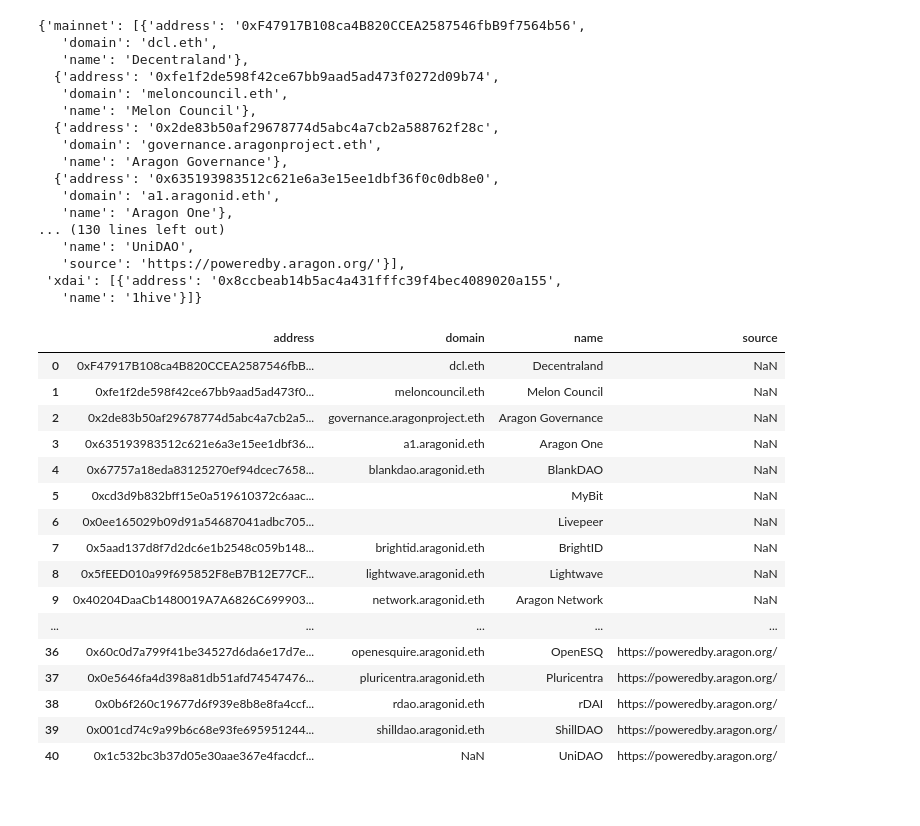
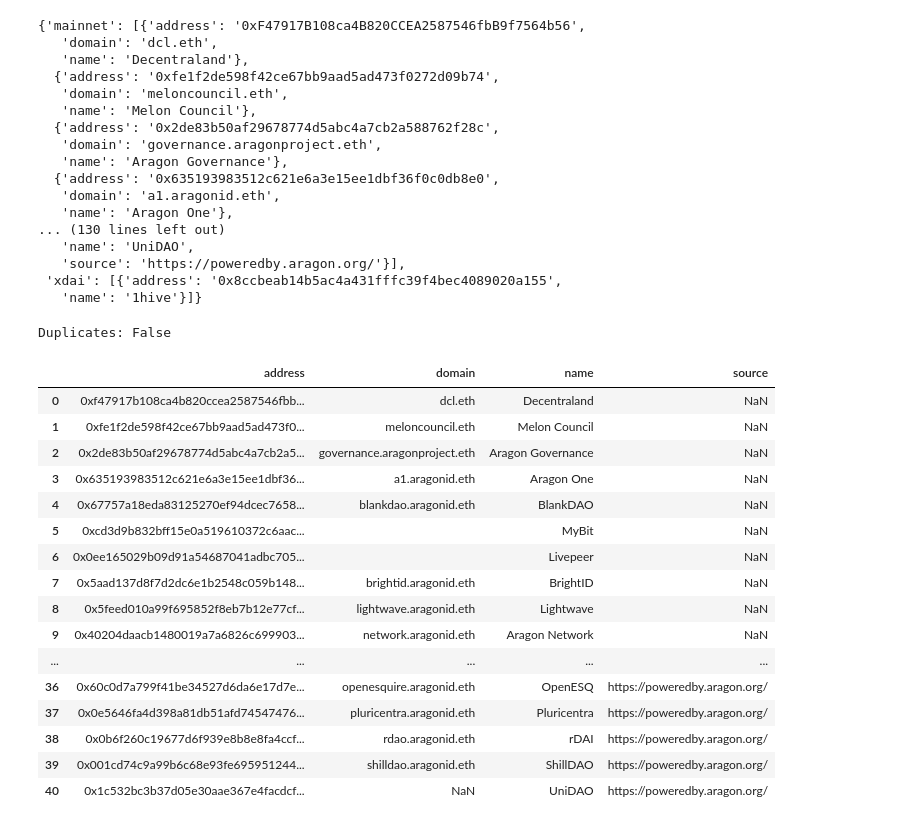
Before and after one commit to Grasia/dao-analyzer, a Jupyter notebook: scripts/archive/names.ipynb, the cells around one changed output. Cells and saved outputs as stored; diff of their text form; code cells hidden in the pictures.

```diff
--- a/scripts/archive/names.ipynb
+++ b/scripts/archive/names.ipynb
@@ -84,24 +75,28 @@ dao_names
    'source': 'https://poweredby.aragon.org/'}],
  'xdai': [{'address': '0x8ccbeab14b5ac4a431fffc39f4bec4089020a155',
    'name': '1hive'}]}
-# %%
-dfn = pd.DataFrame(dao_names['mainnet'])
-dfn
-# %% [output]
-|  | address | domain | name | source |
-| 0 | 0xF47917B108ca4B820CCEA2587546fbB... | dcl.eth | Decentraland | NaN |
-| 1 | 0xfe1f2de598f42ce67bb9aad5ad473f0... | meloncouncil.eth | Melon Council | NaN |
-| 2 | 0x2de83b50af29678774d5abc4a7cb2a5... | governance.aragonproject.eth | Aragon Governance | NaN |
-| 3 | 0x635193983512c621e6a3e15ee1dbf36... | a1.aragonid.eth | Aragon One | NaN |
-| 4 | 0x67757a18eda83125270ef94dcec7658... | blankdao.aragonid.eth | BlankDAO | NaN |
-| 5 | 0xcd3d9b832bff15e0a519610372c6aac... |  | MyBit | NaN |
-| 6 | 0x0ee165029b09d91a54687041adbc705... |  | Livepeer | NaN |
-| 7 | 0x5aad137d8f7d2dc6e1b2548c059b148... | brightid.aragonid.eth | BrightID | NaN |
-| 8 | 0x5fEED010a99f695852F8eB7B12E77CF... | lightwave.aragonid.eth | Lightwave | NaN |
-| 9 | 0x40204DaaCb1480019A7A6826C699903... | network.aragonid.eth | Aragon Network | NaN |
-| ... | ... | ... | ... | ... |
-| 36 | 0x60c0d7a799f41be34527d6da6e17d7e... | openesquire.aragonid.eth | OpenESQ | https://poweredby.aragon.org/ |
-| 37 | 0x0e5646fa4d398a81db51afd74547476... | pluricentra.aragonid.eth | Pluricentra | https://poweredby.aragon.org/ |
-| 38 | 0x0b6f260c19677d6f939e8b8e8fa4ccf... | rdao.aragonid.eth | rDAI | https://poweredby.aragon.org/ |
-| 39 | 0x001cd74c9a99b6c68e93fe695951244... | shilldao.aragonid.eth | ShillDAO | https://poweredby.aragon.org/ |
-| 40 | 0x1c532bc3b37d05e30aae367e4facdcf... | NaN | UniDAO | https://poweredby.aragon.org/ |
+# %%
+dfn = pd.DataFrame(dao_names['mainnet'])
+dfn = dfn[dfn['source'] != LIST_URL]
+dfn['address'] = dfn['address'].str.lower()
+print("Duplicates:", dfn.duplicated('address').any())
+dfn
+# %% [output]
+Duplicates: False
+|  | address | domain | name | source |
+| 0 | 0xf47917b108ca4b820ccea2587546fbb... | dcl.eth | Decentraland | NaN |
+| 1 | 0xfe1f2de598f42ce67bb9aad5ad473f0... | meloncouncil.eth | Melon Council | NaN |
+| 2 | 0x2de83b50af29678774d5abc4a7cb2a5... | governance.aragonproject.eth | Aragon Governance | NaN |
+| 3 | 0x635193983512c621e6a3e15ee1dbf36... | a1.aragonid.eth | Aragon One | NaN |
+| 4 | 0x67757a18eda83125270ef94dcec7658... | blankdao.aragonid.eth | BlankDAO | NaN |
+| 5 | 0xcd3d9b832bff15e0a519610372c6aac... |  | MyBit | NaN |
+| 6 | 0x0ee165029b09d91a54687041adbc705... |  | Livepeer | NaN |
+| 7 | 0x5aad137d8f7d2dc6e1b2548c059b148... | brightid.aragonid.eth | BrightID | NaN |
+| 8 | 0x5feed010a99f695852f8eb7b12e77cf... | lightwave.aragonid.eth | Lightwave | NaN |
+| 9 | 0x40204daacb1480019a7a6826c699903... | network.aragonid.eth | Aragon Network | NaN |
+| ... | ... | ... | ... | ... |
+| 36 | 0x60c0d7a799f41be34527d6da6e17d7e... | openesquire.aragonid.eth | OpenESQ | https://poweredby.aragon.org/ |
+| 37 | 0x0e5646fa4d398a81db51afd74547476... | pluricentra.aragonid.eth | Pluricentra | https://poweredby.aragon.org/ |
+| 38 | 0x0b6f260c19677d6f939e8b8e8fa4ccf... | rdao.aragonid.eth | rDAI | https://poweredby.aragon.org/ |
+| 39 | 0x001cd74c9a99b6c68e93fe695951244... | shilldao.aragonid.eth | ShillDAO | https://poweredby.aragon.org/ |
+| 40 | 0x1c532bc3b37d05e30aae367e4facdcf... | NaN | UniDAO | https://poweredby.aragon.org/ |
```
Also changed, not shown: parts of 10 cells of this notebook, 1 other file.
